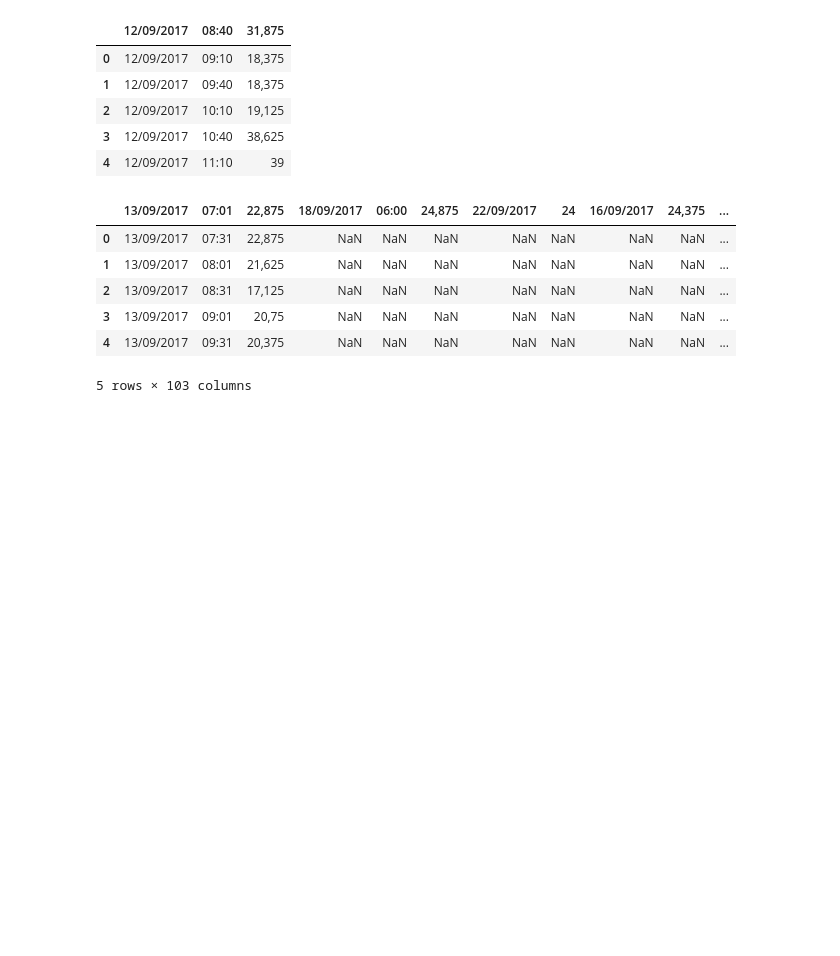
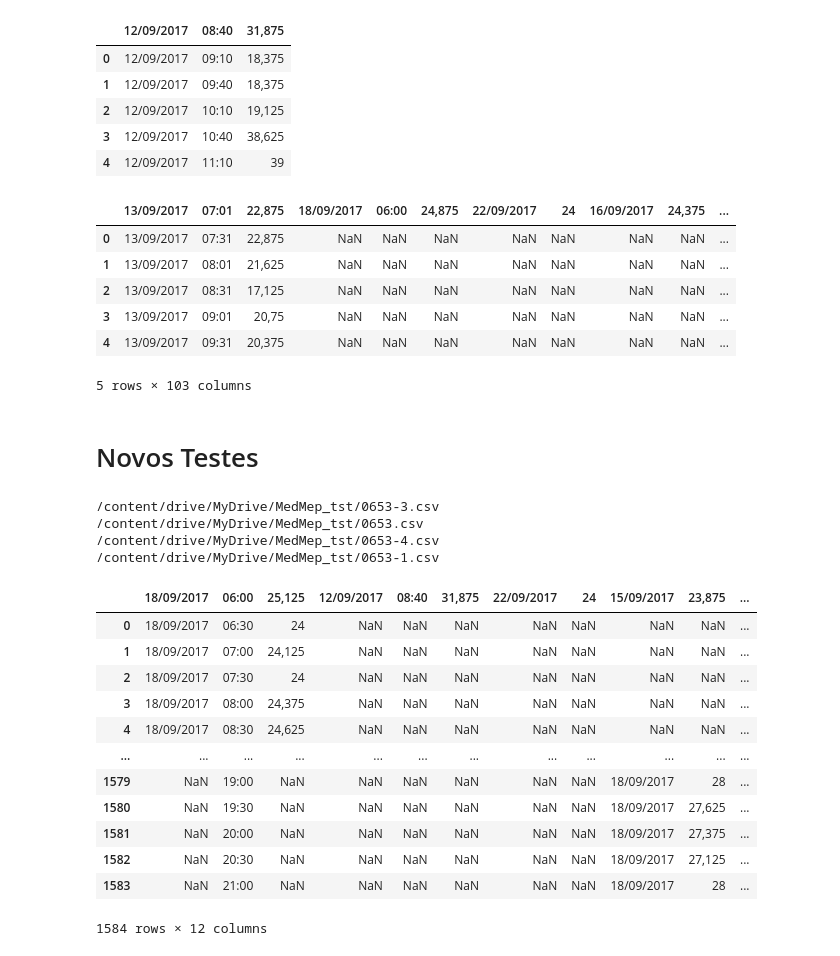
Before and after one commit to InstitutodaVinci3/vancouver, a Jupyter notebook: Temp_Animal.ipynb, the cells around one changed output. Cells and saved outputs as stored; diff of their text form; code cells hidden in the pictures; blank space fills up the shorter version.

```diff
--- a/Temp_Animal.ipynb
+++ b/Temp_Animal.ipynb
@@ -103,3 +103,40 @@ concatenado.head()
 | 3 | 13/09/2017 | 09:01 | 20,75 | NaN | NaN | NaN | NaN | NaN | NaN | NaN | ... |
 | 4 | 13/09/2017 | 09:31 | 20,375 | NaN | NaN | NaN | NaN | NaN | NaN | NaN | ... |
 5 rows × 103 columns
+# %% [markdown]
+# Novos Testes
+# %%
+import pandas as pd
+import glob
+from datetime import datetime, timedelta
+
+path =r'/content/drive/MyDrive/MedMep_tst'
+filenames = glob.glob(path + "/*.csv")
+# %%
+dfs =[]
+for filename in filenames:
+  print(filename)
+  a = pd.read_csv(filename, sep='\;', encoding='latin1', engine='python', skiprows=8)
+  dfs.append(a[:-1])
+
+temperatura_df = pd.concat(dfs, ignore_index=True)
+temperatura_df
+#temperatura_df.to_excel("Temperatura_Animal.xlsx")
+# %% [output]
+/content/drive/MyDrive/MedMep_tst/0653-3.csv
+/content/drive/MyDrive/MedMep_tst/0653.csv
+/content/drive/MyDrive/MedMep_tst/0653-4.csv
+/content/drive/MyDrive/MedMep_tst/0653-1.csv
+|  | 18/09/2017 | 06:00 | 25,125 | 12/09/2017 | 08:40 | 31,875 | 22/09/2017 | 24 | 15/09/2017 | 23,875 | ... |
+| 0 | 18/09/2017 | 06:30 | 24 | NaN | NaN | NaN | NaN | NaN | NaN | NaN | ... |
+| 1 | 18/09/2017 | 07:00 | 24,125 | NaN | NaN | NaN | NaN | NaN | NaN | NaN | ... |
+| 2 | 18/09/2017 | 07:30 | 24 | NaN | NaN | NaN | NaN | NaN | NaN | NaN | ... |
+| 3 | 18/09/2017 | 08:00 | 24,375 | NaN | NaN | NaN | NaN | NaN | NaN | NaN | ... |
+| 4 | 18/09/2017 | 08:30 | 24,625 | NaN | NaN | NaN | NaN | NaN | NaN | NaN | ... |
+| ... | ... | ... | ... | ... | ... | ... | ... | ... | ... | ... | ... |
+| 1579 | NaN | 19:00 | NaN | NaN | NaN | NaN | NaN | NaN | 18/09/2017 | 28 | ... |
+| 1580 | NaN | 19:30 | NaN | NaN | NaN | NaN | NaN | NaN | 18/09/2017 | 27,625 | ... |
+| 1581 | NaN | 20:00 | NaN | NaN | NaN | NaN | NaN | NaN | 18/09/2017 | 27,375 | ... |
+| 1582 | NaN | 20:30 | NaN | NaN | NaN | NaN | NaN | NaN | 18/09/2017 | 27,125 | ... |
+| 1583 | NaN | 21:00 | NaN | NaN | NaN | NaN | NaN | NaN | 18/09/2017 | 28 | ... |
+1584 rows × 12 columns
```
Also changed, not shown: parts of 4 cells of this notebook.
